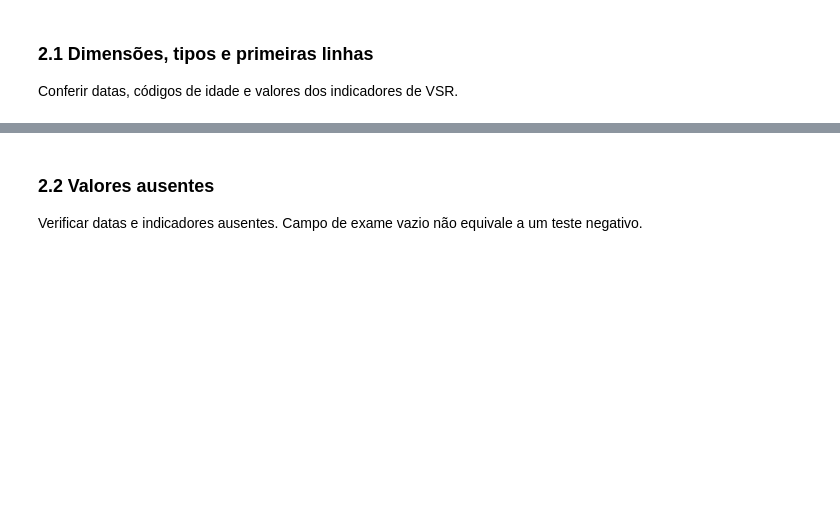
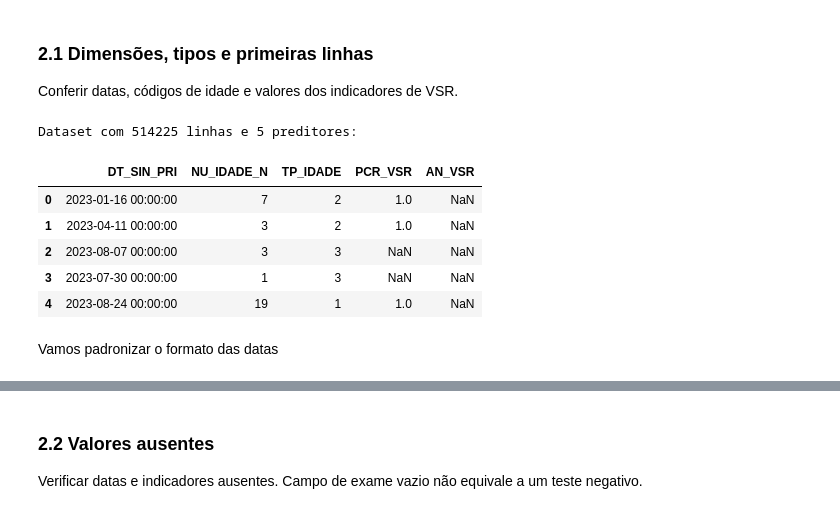
Before and after one commit to Machine-Learning-Name-in-progress/Regression-Pipeline, a Jupyter notebook: regression_pipeline.ipynb, the cells around one changed output, grey strips where cells are left out. Saved outputs shown, nothing was run; the diff lists cells and outputs as text; code cells hidden in the pictures; blank space fills up the shorter version.

```diff
--- a/regression_pipeline.ipynb
+++ b/regression_pipeline.ipynb
@@ -69,3 +74,17 @@ Extratos do Sivep-Gripe usados no CSV: [2023](https://s3.sa-east-1.amazonaws.com
 ### 2.1 Dimensões, tipos e primeiras linhas
 
 Conferir datas, códigos de idade e valores dos indicadores de VSR.
+# %%
+# Primeiras linhas do dataset
+print(f"Dataset com {df.shape[0]} linhas e {df.shape[1]} preditores:")
+df.head()
+# %% [output]
+Dataset com 514225 linhas e 5 preditores:
+|  | DT_SIN_PRI | NU_IDADE_N | TP_IDADE | PCR_VSR | AN_VSR |
+| 0 | 2023-01-16 00:00:00 | 7 | 2 | 1.0 | NaN |
+| 1 | 2023-04-11 00:00:00 | 3 | 2 | 1.0 | NaN |
+| 2 | 2023-08-07 00:00:00 | 3 | 3 | NaN | NaN |
+| 3 | 2023-07-30 00:00:00 | 1 | 3 | NaN | NaN |
+| 4 | 2023-08-24 00:00:00 | 19 | 1 | 1.0 | NaN |
+# %% [markdown]
+Vamos padronizar o formato das datas
```
Also changed, not shown: parts of 28 cells of this notebook.
